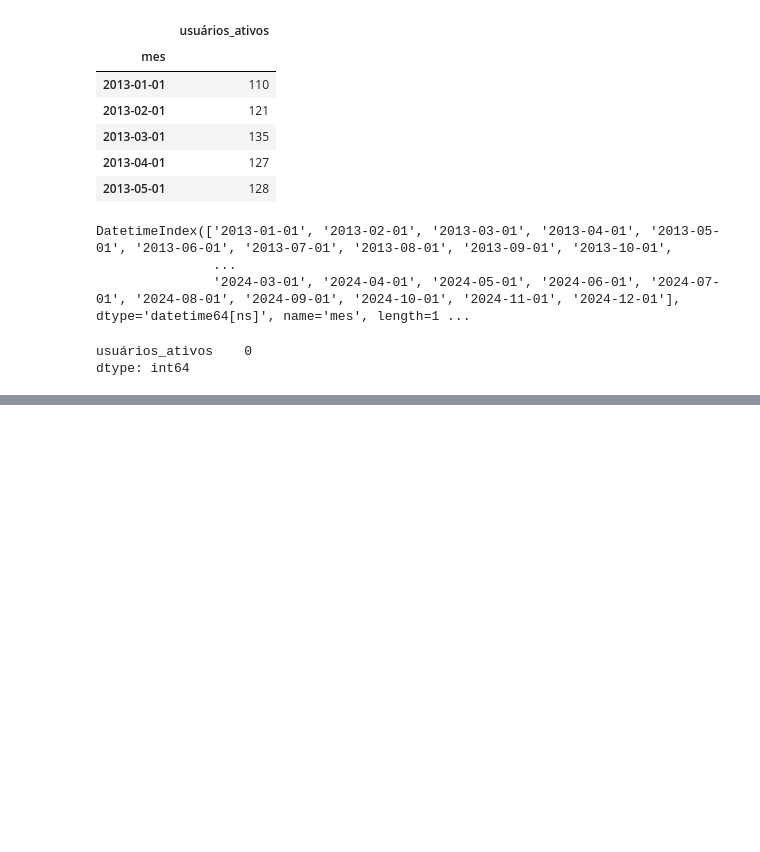
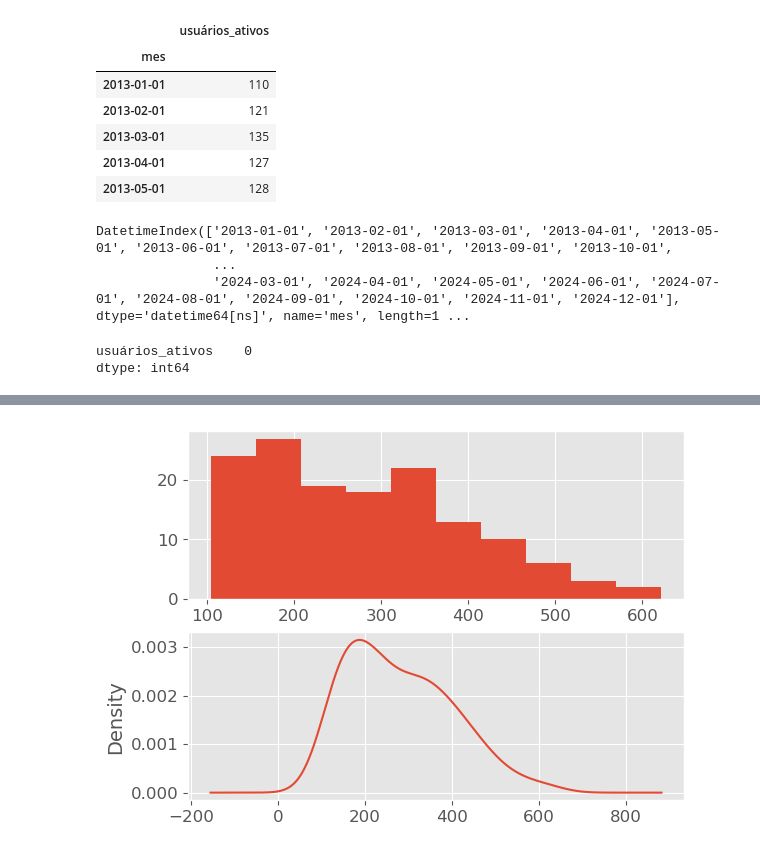
Before and after one commit to jrcomitre/Prever-Usuarios-Ativos-em-Web-Site, a Jupyter notebook: forecast_active_users.ipynb, the cells around one changed output, grey strips where cells are left out. Saved outputs shown, nothing was run; the diff lists cells and outputs as text; code cells hidden in the pictures; blank space fills up the shorter version.

```diff
--- a/forecast_active_users.ipynb
+++ b/forecast_active_users.ipynb
@@ -158,0 +169,16 @@ dtype: int64
+# %%
+# Gráfico de Densidade
+
+#Plot
+plt.figure(1)
+
+# Subplot 1
+plt.subplot(211)
+dados_serie.usuários_ativos.hist()
+
+# Subplot 2
+plt.subplot(212)
+dados_serie.usuários_ativos.plot(kind='kde')
+plt.show()
+# %% [output]
+[figure, added]
```
Also changed, not shown: parts of 3 cells of this notebook.
